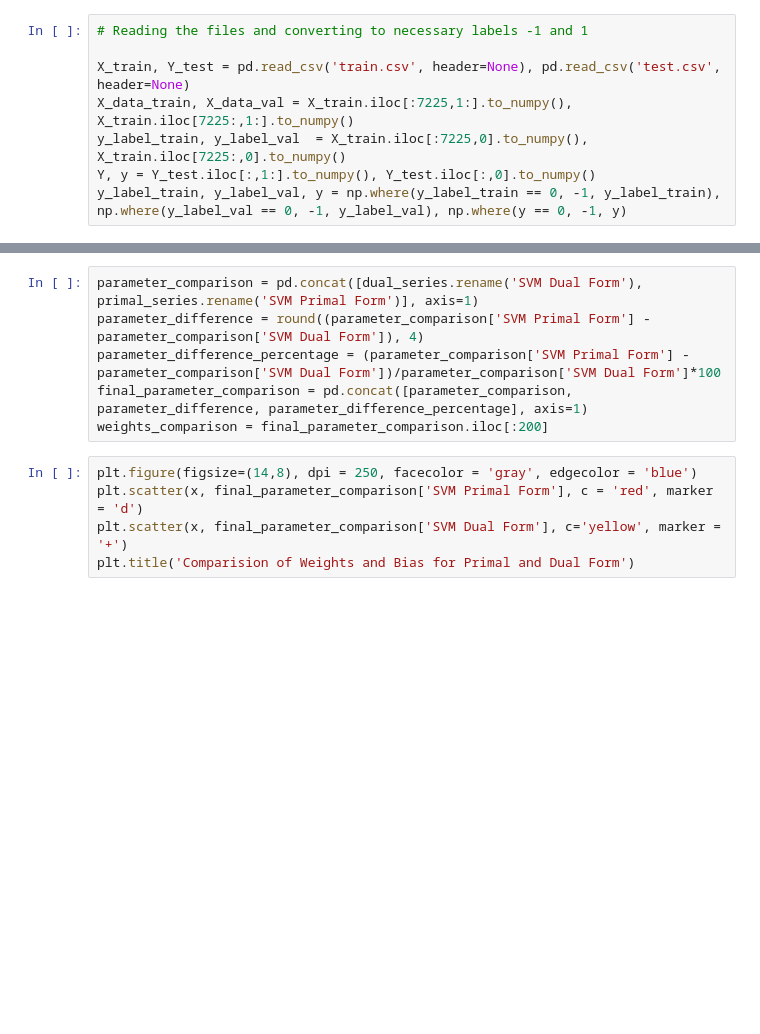
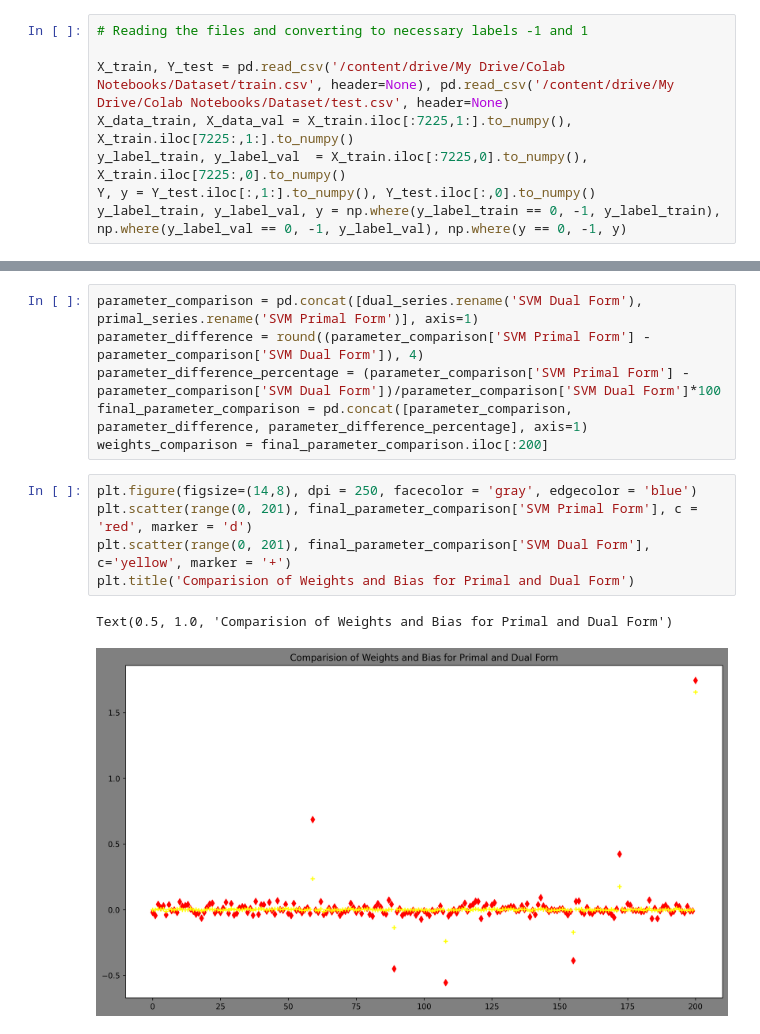
Before and after one commit to Vanditg/COMP-SCI-7314---Introduction-to-Statistical-Machine-Learning, a Jupyter notebook: Assignment - 1/Code/ISML_a1.ipynb, the cells around one changed output, grey strips where cells are left out. Saved outputs shown, nothing was run; the diff lists cells and outputs as text; blank space fills up the shorter version.

Commit message:
Adding Revised Notebook file with result storage

```diff
--- a/Assignment - 1/Code/ISML_a1.ipynb
+++ b/Assignment - 1/Code/ISML_a1.ipynb
@@ -27,7 +32,7 @@ np.random.seed(40)
 # %%
 # Reading the files and converting to necessary labels -1 and 1
 
-X_train, Y_test = pd.read_csv('train.csv', header=None), pd.read_csv('test.csv', header=None)
+X_train, Y_test = pd.read_csv('/content/drive/My Drive/Colab Notebooks/Dataset/train.csv', header=None), pd.read_csv('/content/drive/My Drive/Colab Notebooks/Dataset/test.csv', header=None)
 X_data_train, X_data_val = X_train.iloc[:7225,1:].to_numpy(), X_train.iloc[7225:,1:].to_numpy()
 y_label_train, y_label_val  = X_train.iloc[:7225,0].to_numpy(), X_train.iloc[7225:,0].to_numpy()
 Y, y = Y_test.iloc[:,1:].to_numpy(), Y_test.iloc[:,0].to_numpy()
@@ -157,6 +277,9 @@ final_parameter_comparison = pd.concat([parameter_comparison, parameter_differen
 weights_comparison = final_parameter_comparison.iloc[:200]
 # %%
 plt.figure(figsize=(14,8), dpi = 250, facecolor = 'gray', edgecolor = 'blue')
-plt.scatter(x, final_parameter_comparison['SVM Primal Form'], c = 'red', marker = 'd')
-plt.scatter(x, final_parameter_comparison['SVM Dual Form'], c='yellow', marker = '+')
+plt.scatter(range(0, 201), final_parameter_comparison['SVM Primal Form'], c = 'red', marker = 'd')
+plt.scatter(range(0, 201), final_parameter_comparison['SVM Dual Form'], c='yellow', marker = '+')
 plt.title('Comparision of Weights and Bias for Primal and Dual Form')
+# %% [output]
+Text(0.5, 1.0, 'Comparision of Weights and Bias for Primal and Dual Form')
+[figure, added]
```
Also changed, not shown: parts of 7 cells of this notebook.
